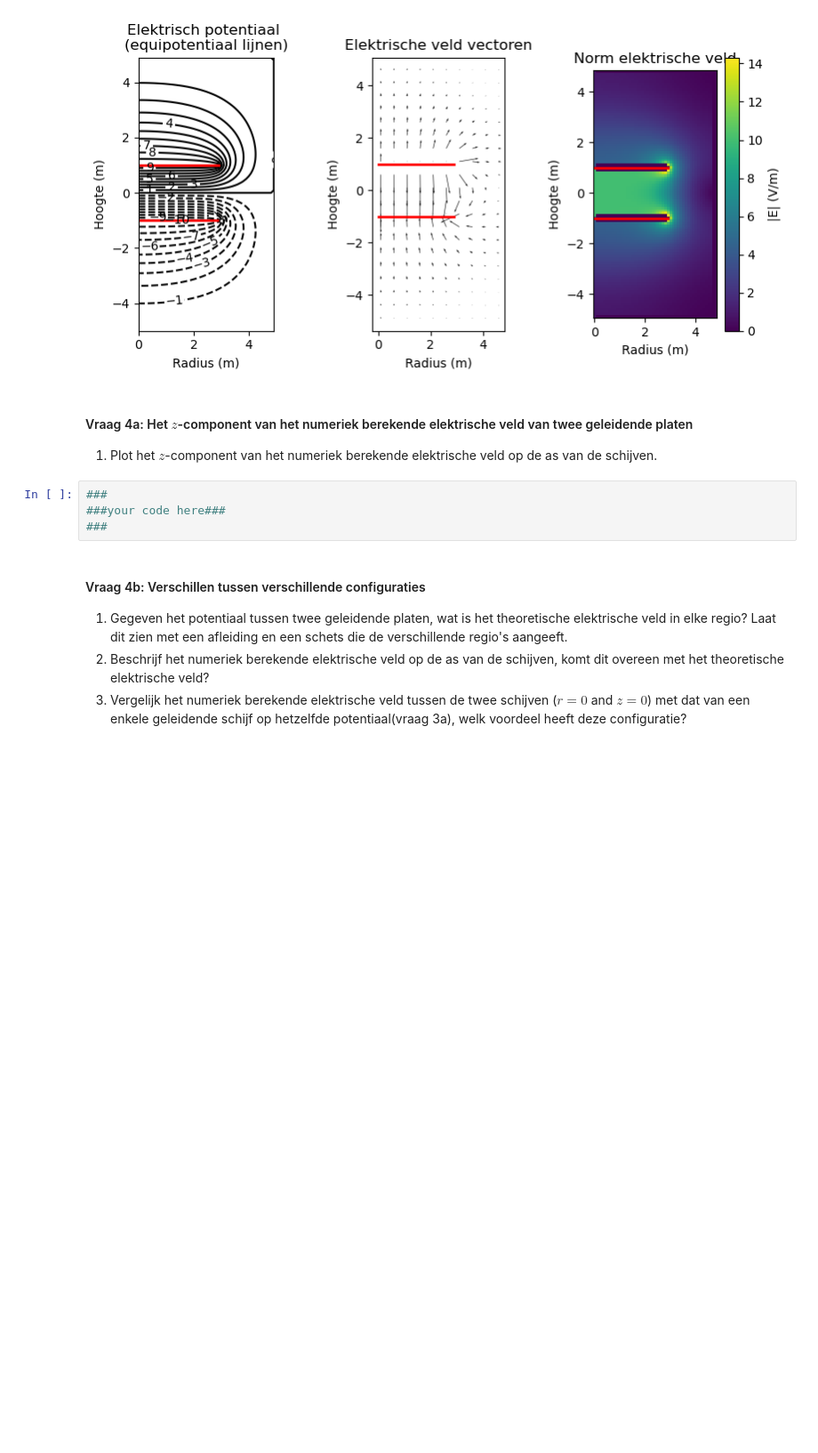
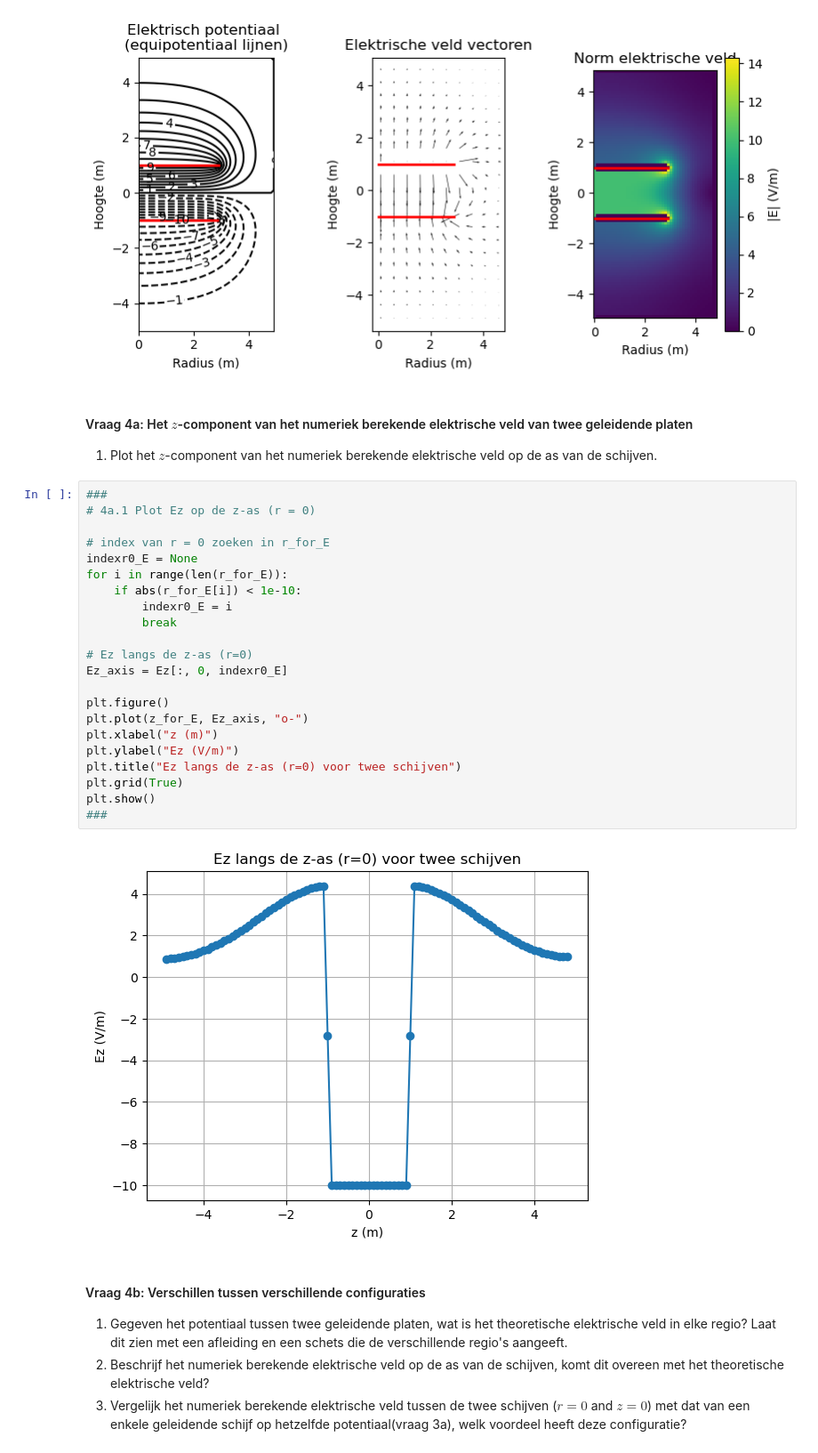
Before and after one commit to JensGroen/opdrachten-DEF-D, a Jupyter notebook: DigitaleOntwerpopdrachten/1CondensatorOpdracht/CondensatorOntwerpopdracht.ipynb, the cells around one changed output. Shown at 89% size. Saved outputs shown, nothing was run; the diff lists cells and outputs as text; blank space fills up the shorter version.

```diff
--- a/DigitaleOntwerpopdrachten/1CondensatorOpdracht/CondensatorOntwerpopdracht.ipynb
+++ b/DigitaleOntwerpopdrachten/1CondensatorOpdracht/CondensatorOntwerpopdracht.ipynb
@@ -670,8 +670,28 @@ plot_results_disk(Ez, Er, normE, V, r, z, grid_step, disk_radius, z_pos_disk1, z
 1. Plot het $z$-component van het numeriek berekende elektrische veld op de as van de schijven.
 # %%
 ###
-###your code here###
+# 4a.1 Plot Ez op de z-as (r = 0)
+
+# index van r = 0 zoeken in r_for_E
+indexr0_E = None
+for i in range(len(r_for_E)):
+    if abs(r_for_E[i]) < 1e-10:
+        indexr0_E = i
+        break
+
+# Ez langs de z-as (r=0)
+Ez_axis = Ez[:, 0, indexr0_E]
+
+plt.figure()
+plt.plot(z_for_E, Ez_axis, "o-")
+plt.xlabel("z (m)")
+plt.ylabel("Ez (V/m)")
+plt.title("Ez langs de z-as (r=0) voor twee schijven")
+plt.grid(True)
+plt.show()
 ###
+# %% [output]
+[figure, added]
 # %% [markdown]
 #### Vraag 4b: Verschillen tussen verschillende configuraties
 
```
Also changed, not shown: parts of 3 cells of this notebook.
